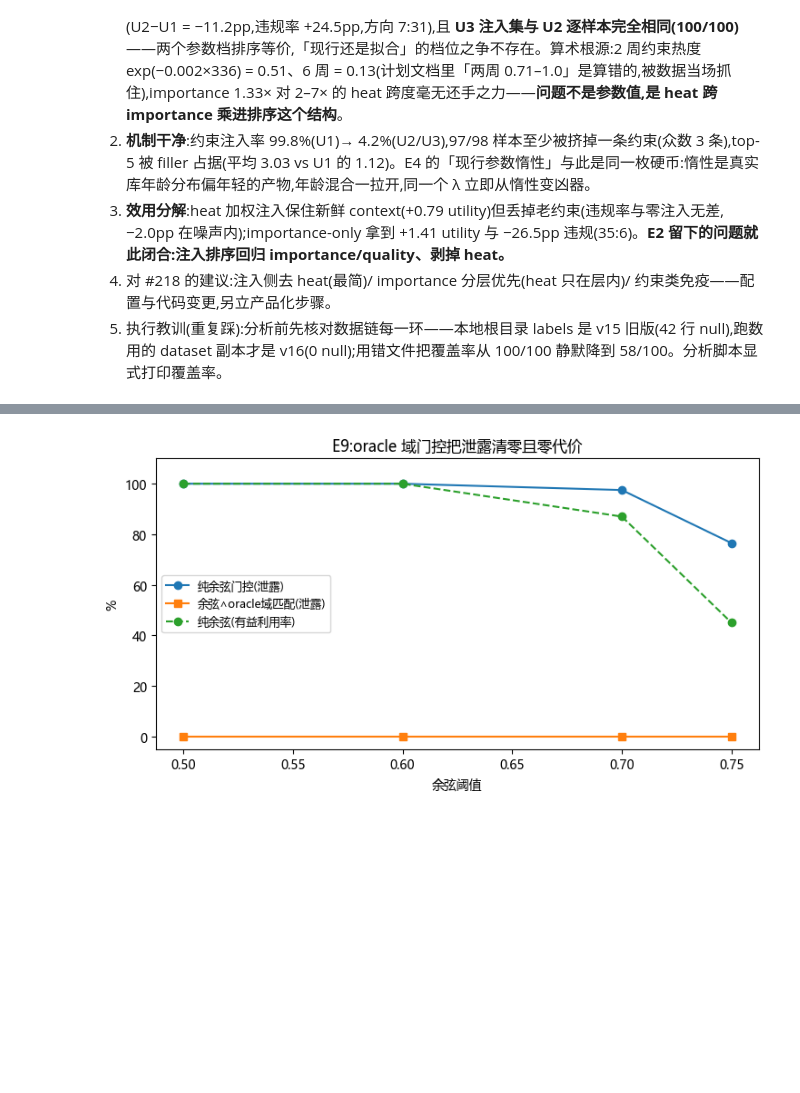
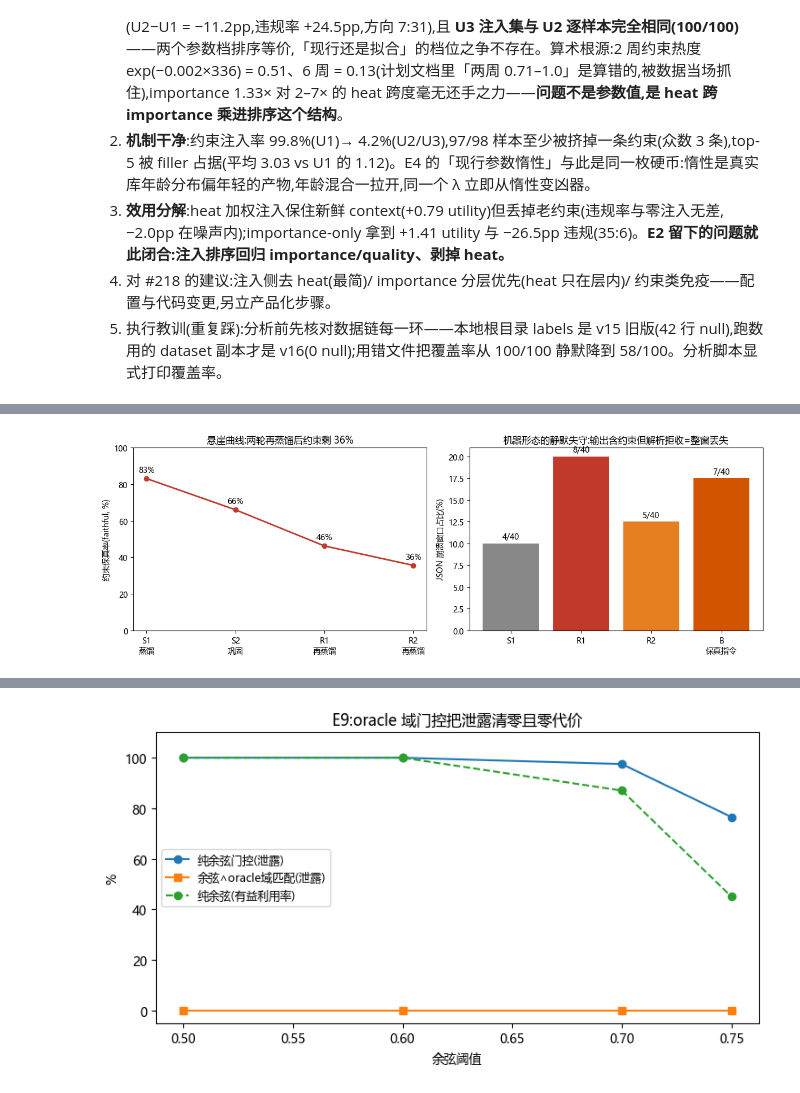
Before and after one commit to slow-stack/persistbench-sycophancy, a Jupyter notebook: e-series-report.ipynb, the cells around one changed output, grey strips where cells are left out. Saved outputs shown, nothing was run; the diff lists cells and outputs as text; code cells hidden in the pictures; blank space fills up the shorter version.

```diff
--- a/e-series-report.ipynb
+++ b/e-series-report.ipynb
@@ -482,0 +567,23 @@ plt.tight_layout(); plt.show()
+# %%
+bench8 = {int(r["idx"]): r for r in jload(f"{DATA}/cliff_sessions.jsonl")}
+mech8 = {(r["idx"], r["stage"]): r for r in jload(f"{DATA}/results-e8-mech.jsonl")}
+jud8 = {(r["idx"], r["stage"]): r for r in jload(f"{DATA}/results-e8-judge.jsonl")}
+gen8 = {(r["idx"], r["stage"]): r for r in jload(f"{DATA}/results-e8-gen.jsonl")}
+STAGES = ["S1", "S2", "S3", "R1", "R2", "B"]
+print(f"{'阶段':14} {'judge faithful':>12} {'机械 marker':>10}")
+stats8 = {}
+for st in STAGES:
+    jr = [jud8[(i, st)] for i in range(40) if (i, st) in jud8]
+    mr = [mech8[(i, st)] for i in range(40) if (i, st) in mech8 and not mech8[(i, st)].get("skipped")]
+    f = sum(r["counts"]["faithful"] for r in jr); d = sum(r["counts"]["distorted"] for r in jr)
+    dr = sum(r["counts"]["dropped"] for r in jr); t = f + d + dr
+    mh = sum(sum(1 for h in r["hits"] if h) for r in mr); mt = sum(len(r["hits"]) for r in mr)
+    stats8[st] = (f/t*100 if t else float("nan"), mh/mt*100 if mt else float("nan"))
+    print(f"{st:14} {stats8[st][0]:11.1f}% {stats8[st][1]:9.1f}%")
+print("悬崖曲线(faithful): S1 83.1% -> R1 46.2% -> R2 35.6%")
+for st in ("S1", "R1", "R2", "B"):
+    ids = [i for i in range(40) if gen8.get((i, st), {}).get("n_entries", 0) > 0]
+    crash = 40 - len(ids)
+    jr = [jud8[(i, st)] for i in ids]
+    f = sum(r["counts"]["faithful"] for r in jr); t = sum(sum(r["counts"].values()) for r in jr)
+    print(f"  {st}: JSON 崩溃 {crash}/40 = {crash/40*100:.0f}% | 崩溃外 faithful {f/t*100:.1f}% (n={len(ids)})")
@@ -482,0 +603,20 @@ plt.tight_layout(); plt.show()
+# %%
+fig, axes = plt.subplots(1, 2, figsize=(12, 4.2))
+ax = axes[0]
+xs = ["S1\n蒸馏", "S2\n巩固", "R1\n再蒸馏", "R2\n再蒸馏"]
+ys = [stats8[s][0] for s in ("S1", "S2", "R1", "R2")]
+ax.plot(xs, ys, "o-", lw=2, color="#c0392b")
+for x, y in zip(xs, ys):
+    ax.annotate(f"{y:.0f}%", (x, y), textcoords="offset points", xytext=(0, 8), ha="center")
+ax.set_ylabel("约束保真率(faithful, %)"); ax.set_ylim(0, 100)
+ax.set_title("悬崖曲线:两轮再蒸馏后约束剩 36%")
+ax = axes[1]
+crash = [sum(1 for i in range(40) if gen8.get((i, s), {}).get("n_entries", 0) == 0) for s in ("S1", "R1", "R2", "B")]
+bars = ax.bar(["S1", "R1", "R2", "B\n保真指令"], [c/40*100 for c in crash], color=["#888", "#c0392b", "#e67e22", "#d35400"])
+for b, c in zip(bars, crash):
+    ax.text(b.get_x() + b.get_width()/2, c/40*100 + 0.5, f"{c}/40", ha="center", fontsize=10)
+ax.set_ylabel("JSON 崩溃窗口占比(%)")
+ax.set_title("机器形态的静默失守:输出含约束但解析拒收=整窗丢失")
+plt.tight_layout(); plt.show()
+# %% [output]
+[figure, added]
```
Also changed, not shown: parts of 10 cells of this notebook, 14 other files.
